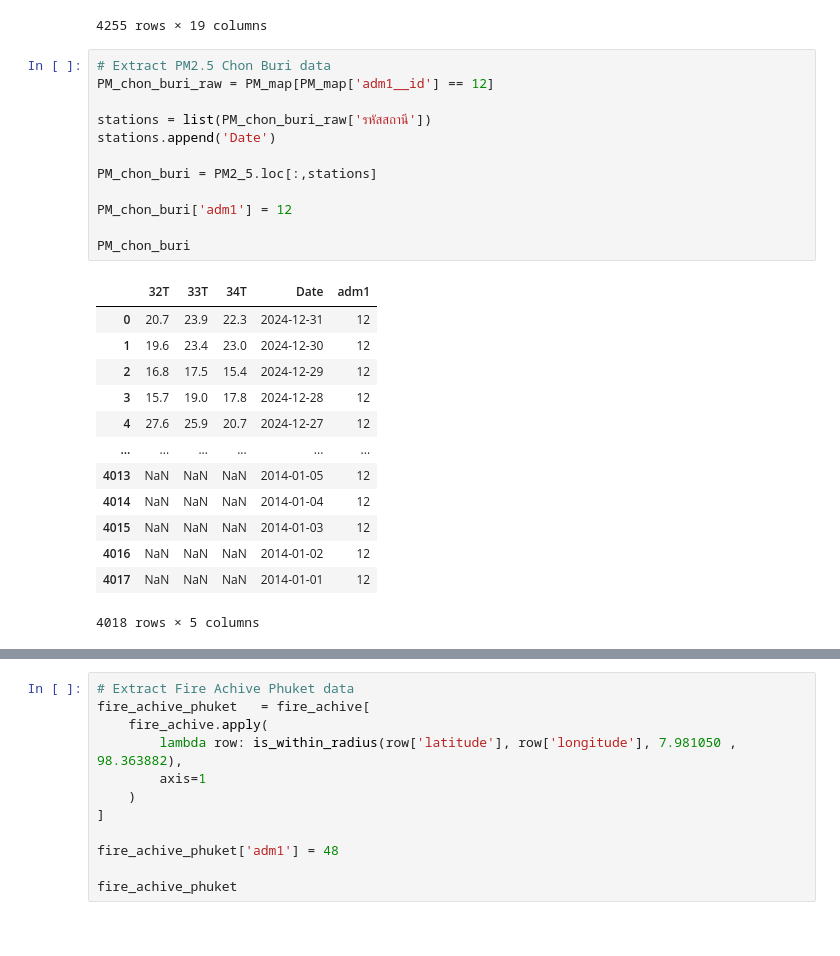
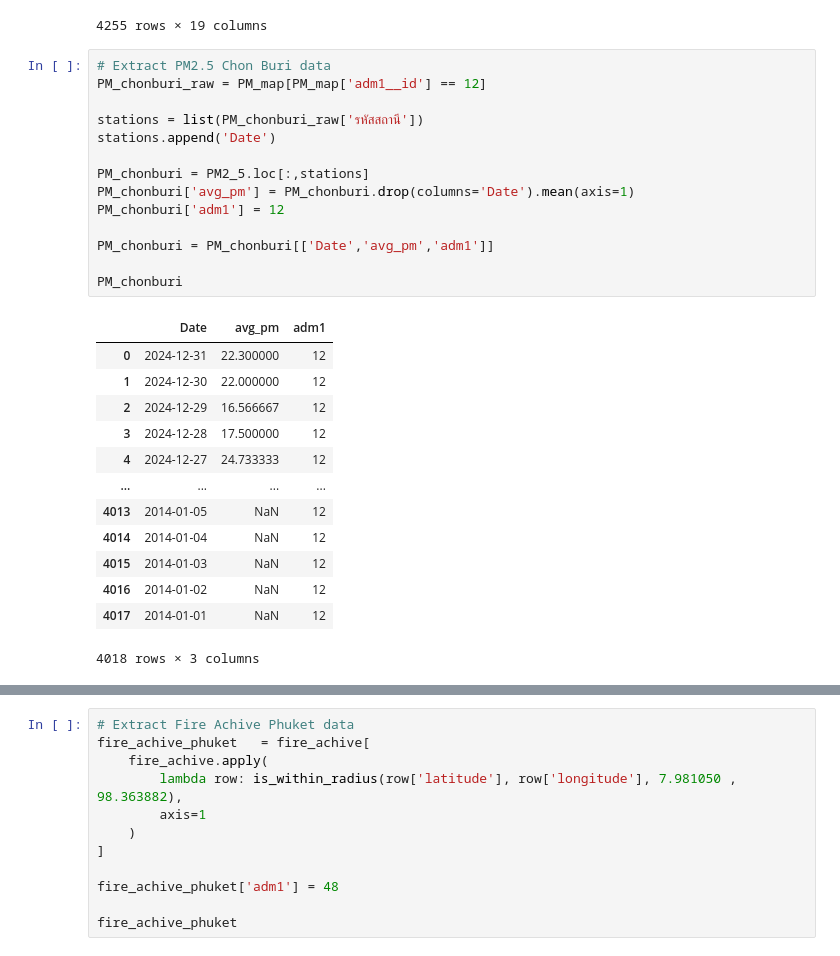
Before and after one commit to smolguyonearth/whoopenthisisgay, a Jupyter notebook: code_QQQ/Let_me_try_smth.ipynb, the cells around one changed output, grey strips where cells are left out. Drawn from its saved outputs; the diff is of its cells as text.

```diff
--- a/code_QQQ/Let_me_try_smth.ipynb
+++ b/code_QQQ/Let_me_try_smth.ipynb
@@ -506,27 +616,29 @@ See the caveats in the documentation: https://pandas.pydata.org/pandas-docs/stab
 4255 rows × 19 columns
 # %%
 # Extract PM2.5 Chon Buri data
-PM_chon_buri_raw = PM_map[PM_map['adm1__id'] == 12]
+PM_chonburi_raw = PM_map[PM_map['adm1__id'] == 12]
 
-stations = list(PM_chon_buri_raw['รหัสสถานี'])
+stations = list(PM_chonburi_raw['รหัสสถานี'])
 stations.append('Date')
 
-PM_chon_buri = PM2_5.loc[:,stations]
+PM_chonburi = PM2_5.loc[:,stations]
+PM_chonburi['avg_pm'] = PM_chonburi.drop(columns='Date').mean(axis=1)
+PM_chonburi['adm1'] = 12
 
-PM_chon_buri['adm1'] = 12
+PM_chonburi = PM_chonburi[['Date','avg_pm','adm1']]
 
-PM_chon_buri
+PM_chonburi
 # %% [output]
-|  | 32T | 33T | 34T | Date | adm1 |
-| 0 | 20.7 | 23.9 | 22.3 | 2024-12-31 | 12 |
-| 1 | 19.6 | 23.4 | 23.0 | 2024-12-30 | 12 |
-| 2 | 16.8 | 17.5 | 15.4 | 2024-12-29 | 12 |
-| 3 | 15.7 | 19.0 | 17.8 | 2024-12-28 | 12 |
-| 4 | 27.6 | 25.9 | 20.7 | 2024-12-27 | 12 |
-| ... | ... | ... | ... | ... | ... |
-| 4013 | NaN | NaN | NaN | 2014-01-05 | 12 |
-| 4014 | NaN | NaN | NaN | 2014-01-04 | 12 |
-| 4015 | NaN | NaN | NaN | 2014-01-03 | 12 |
-| 4016 | NaN | NaN | NaN | 2014-01-02 | 12 |
-| 4017 | NaN | NaN | NaN | 2014-01-01 | 12 |
+|  | Date | avg_pm | adm1 |
+| 0 | 2024-12-31 | 22.300000 | 12 |
+| 1 | 2024-12-30 | 22.000000 | 12 |
+| 2 | 2024-12-29 | 16.566667 | 12 |
+| 3 | 2024-12-28 | 17.500000 | 12 |
+| 4 | 2024-12-27 | 24.733333 | 12 |
+| ... | ... | ... | ... |
+| 4013 | 2014-01-05 | NaN | 12 |
+| 4014 | 2014-01-04 | NaN | 12 |
+| 4015 | 2014-01-03 | NaN | 12 |
+| 4016 | 2014-01-02 | NaN | 12 |
+| 4017 | 2014-01-01 | NaN | 12 |
-4018 rows × 5 columns
+4018 rows × 3 columns
```
Also changed, not shown: parts of 21 cells of this notebook.
